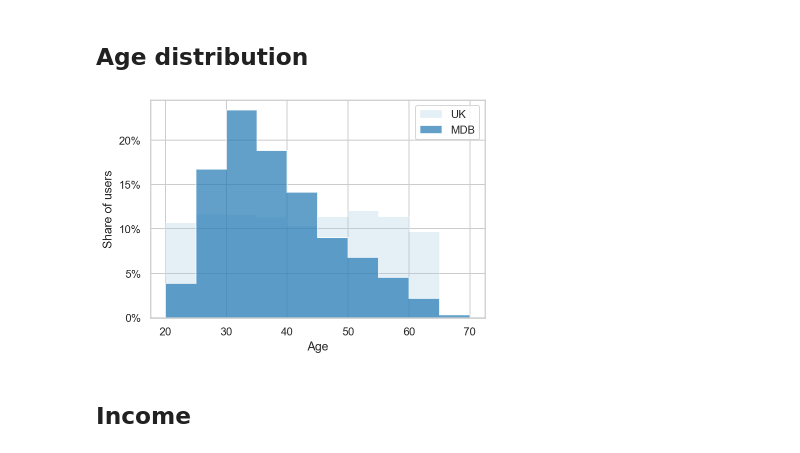
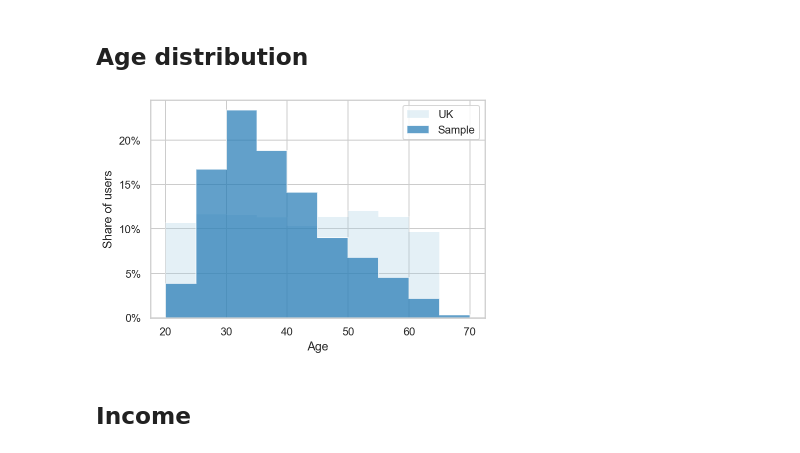
Before and after one commit to fabiangunzinger/sample_project, a Jupyter notebook: code/notebooks/sumstats.ipynb, the cells around one changed output. Saved outputs shown, nothing was run; the diff lists cells and outputs as text; code cells hidden in the pictures.

```diff
--- a/code/notebooks/sumstats.ipynb
+++ b/code/notebooks/sumstats.ipynb
@@ -48,26 +47,26 @@ def make_pop_sample(df):
 pop = get_pop_data()
 samp = make_pop_sample(pop)
 # %%
-fig_name = 'sumstats_age_distr.png'
+fig_name = 'sumstats_age_distr_anon.png'
 
 age = 2020 - df.groupby('user_id').first().year_of_birth
 
 bins = np.linspace(20, 70, 11)
 weights = np.ones(len(age)) / len(age)
 
 ukweights = np.ones(len(samp.age)) / len(samp.age)
 
 k = plt.hist(samp.age, bins=bins, weights=ukweights, histtype=HISTTYPE, alpha=0.3, label='UK')
-k = plt.hist(age, bins=bins, weights=weights, histtype=HISTTYPE, alpha=ALPHA, label='MDB')
+k = plt.hist(age, bins=bins, weights=weights, histtype=HISTTYPE, alpha=ALPHA, label='Sample')
 
 yfmt = mpl.ticker.PercentFormatter(1, decimals=0)
 plt.gca().yaxis.set_major_formatter(yfmt)
 plt.xlabel('Age')
 plt.ylabel('Share of users')
 plt.legend()
 plt.savefig(os.path.join(config.FIGDIR, fig_name), dpi=DPI)
 # %% [output]
-[figure, old version]
+[figure, new version]
 # %% [markdown]
 ## Income
 # %%
```
Also changed, not shown: parts of 4 cells of this notebook, 1 other file.
